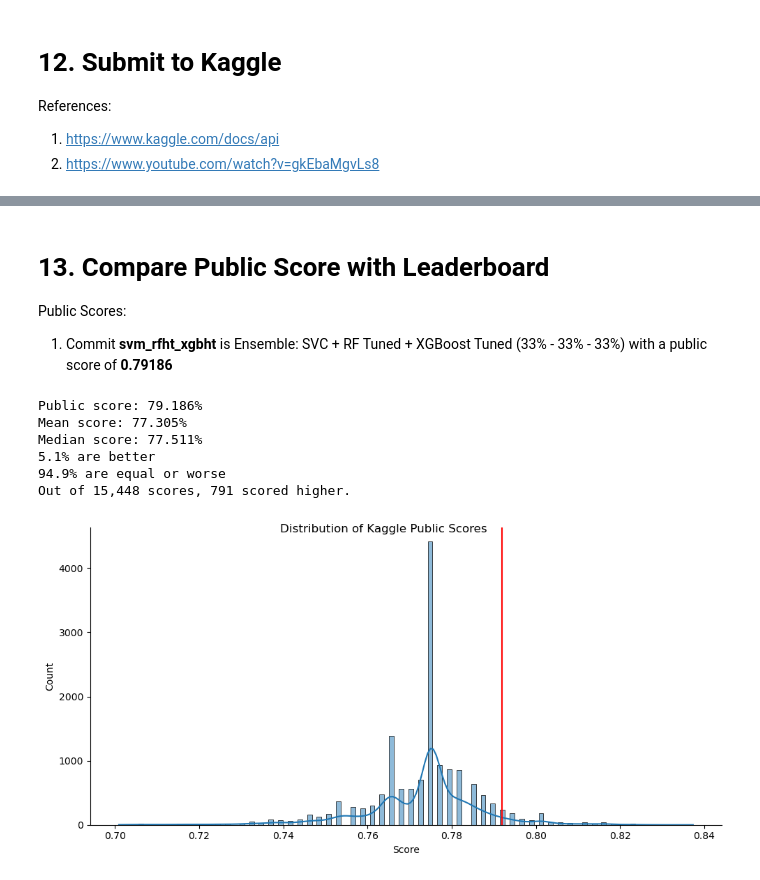
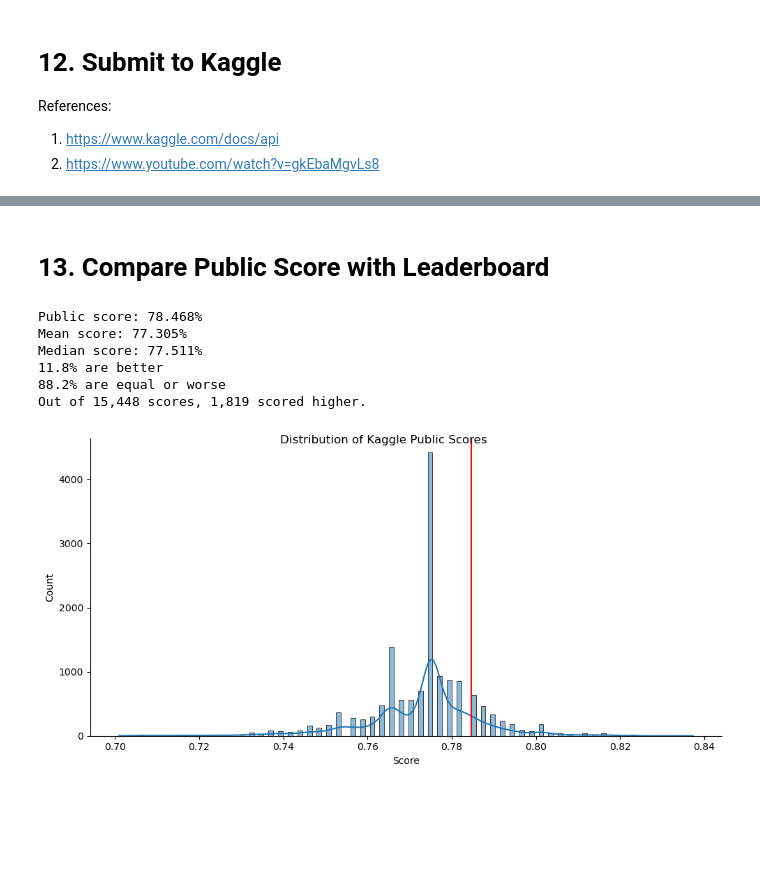
Before and after one commit to andrsanc/Titanic, a Jupyter notebook: Titanic_Survival.ipynb, the cells around one changed output, grey strips where cells are left out. Drawn from its saved outputs; the diff is of its cells as text; code cells hidden in the pictures; blank space fills up the shorter version.

Commit message:
rfht

```diff
--- a/Titanic_Survival.ipynb
+++ b/Titanic_Survival.ipynb
@@ -2145,39 +2115,36 @@ Make sure to update comment on submission
 # %% [markdown]
 # 13. Compare Public Score with Leaderboard
-
-Public Scores:
-1. Commit **svm_rfht_xgbht** is Ensemble: SVC + RF Tuned + XGBoost Tuned (33% - 33% - 33%) with a public score of **0.79186**
 # %%
-public_score = 0.79186
+public_score = 0.78468
 
 scores_df = pd.read_csv(kaggle_path + '/titanic-leaderboard/titanic-publicleaderboard-2025-11-28T01-56-53.csv')
 scores_df = scores_df[(scores_df['Score'] >= 0.70) & (scores_df['Score'] <= 0.85)].reset_index(drop = True)
 
 total_scores = scores_df.shape[0]
 better_scores = scores_df[scores_df['Score'] > public_score].shape[0]
 worse_scores = scores_df[scores_df['Score'] <= public_score].shape[0]
 score_pct = better_scores / total_scores
 
 print('Public score: ' + "{:.3%}".format(public_score))
 print('Mean score: ' + "{:.3%}".format(scores_df['Score'].mean()))
 print('Median score: ' + "{:.3%}".format(scores_df['Score'].median()))
 print("{:.1%}".format(better_scores / total_scores) + ' are better')
 print("{:.1%}".format(worse_scores / total_scores) + ' are equal or worse')
 print('Out of ' + "{:,}".format(total_scores) + ' scores, ' + "{:,}".format(better_scores) + ' scored higher.')
 
 sns.displot(data = scores_df,
             x = 'Score',
             kde = True,
             height = 5,
             aspect = 2)
 plt.axvline(x = public_score, color = 'red')
 plt.suptitle('Distribution of Kaggle Public Scores')
 plt.show()
 # %% [output]
-Public score: 79.186%
+Public score: 78.468%
 Mean score: 77.305%
 Median score: 77.511%
-5.1% are better
-94.9% are equal or worse
-Out of 15,448 scores, 791 scored higher.
+11.8% are better
+88.2% are equal or worse
+Out of 15,448 scores, 1,819 scored higher.
-[figure, old version]
+[figure, new version]
```
Also changed, not shown: parts of 45 cells of this notebook, 1 other file.
